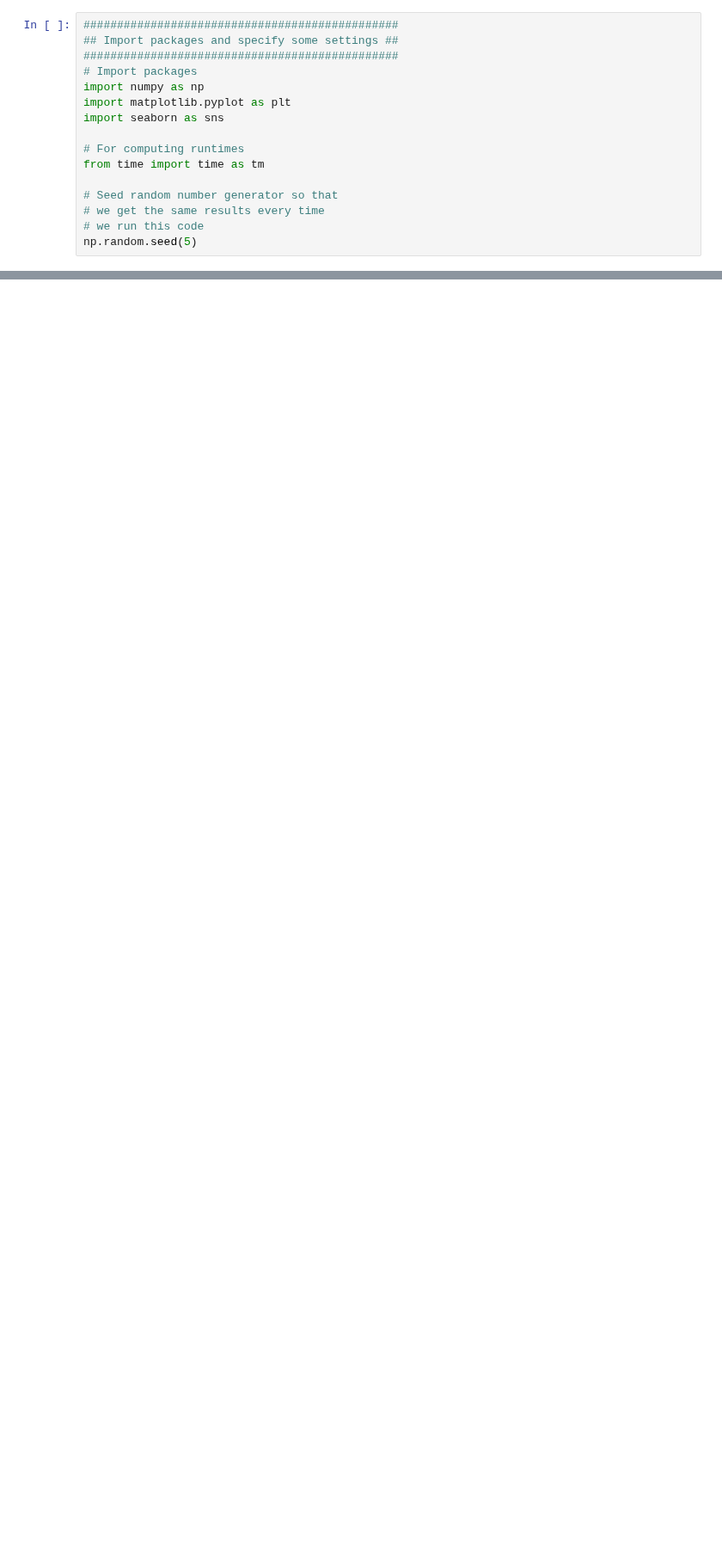
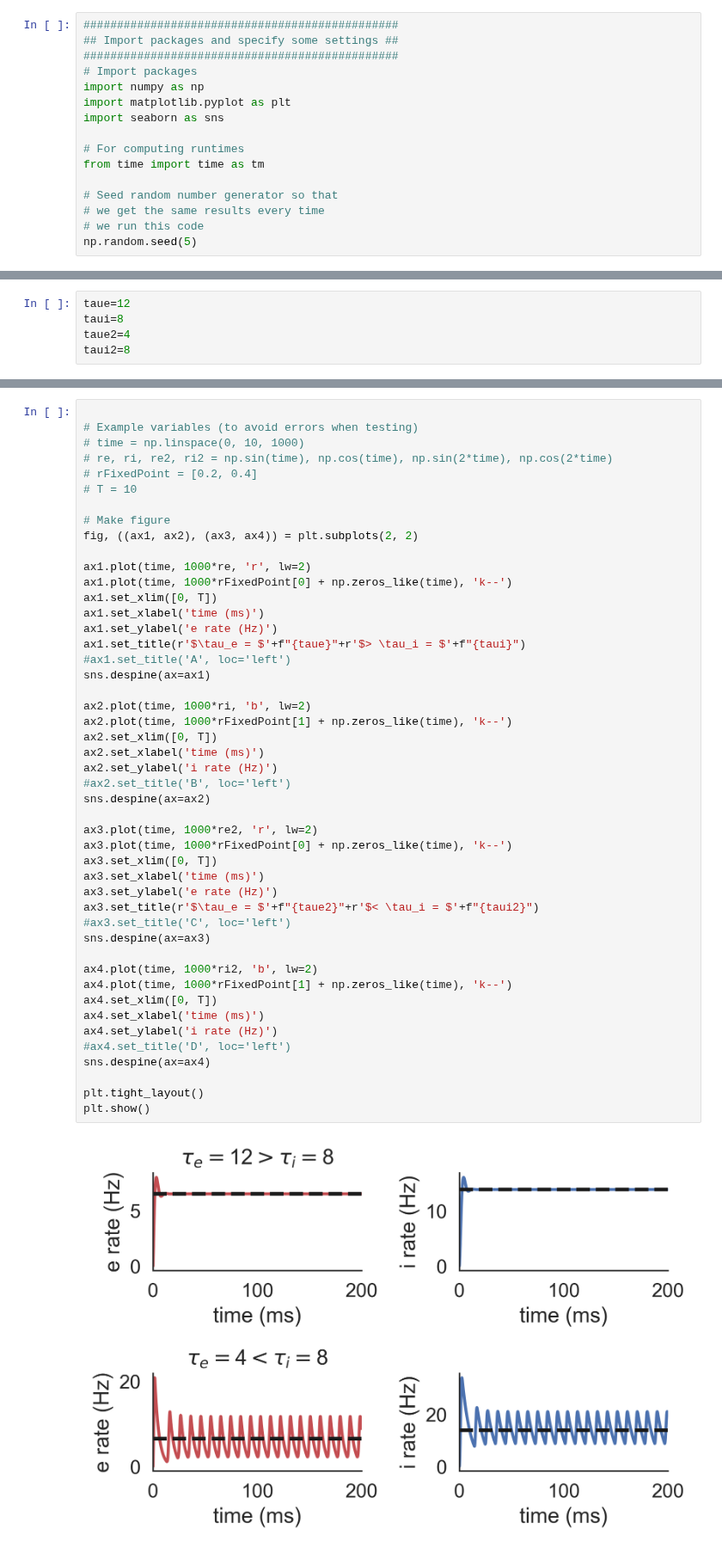
Before and after one commit to vmschroe/monkey-psychophysics, a Jupyter notebook: Rough_Drafts/Learning_Python/CompNeuroHW2.ipynb, the cells around one changed output, grey strips where cells are left out. Shown at 86% size. Cells and saved outputs as stored; diff of their text form; blank space fills up the shorter version.

```diff
--- a/Rough_Drafts/Learning_Python/CompNeuroHW2.ipynb
+++ b/Rough_Drafts/Learning_Python/CompNeuroHW2.ipynb
@@ -158,0 +162,5 @@ Text(0.0, 1.0, 'E')
+# %%
+taue=12
+taui=8
+taue2=4
+taui2=8
@@ -158,0 +292,49 @@ Text(0.0, 1.0, 'E')
+# %%
+
+# Example variables (to avoid errors when testing)
+# time = np.linspace(0, 10, 1000)
+# re, ri, re2, ri2 = np.sin(time), np.cos(time), np.sin(2*time), np.cos(2*time)
+# rFixedPoint = [0.2, 0.4]
+# T = 10
+
+# Make figure
+fig, ((ax1, ax2), (ax3, ax4)) = plt.subplots(2, 2)
+
+ax1.plot(time, 1000*re, 'r', lw=2)
+ax1.plot(time, 1000*rFixedPoint[0] + np.zeros_like(time), 'k--')
+ax1.set_xlim([0, T])
+ax1.set_xlabel('time (ms)')
+ax1.set_ylabel('e rate (Hz)')
+ax1.set_title(r'$\tau_e = $'+f"{taue}"+r'$> \tau_i = $'+f"{taui}")
+#ax1.set_title('A', loc='left')
+sns.despine(ax=ax1)
+
+ax2.plot(time, 1000*ri, 'b', lw=2)
+ax2.plot(time, 1000*rFixedPoint[1] + np.zeros_like(time), 'k--')
+ax2.set_xlim([0, T])
+ax2.set_xlabel('time (ms)')
+ax2.set_ylabel('i rate (Hz)')
+#ax2.set_title('B', loc='left')
+sns.despine(ax=ax2)
+
+ax3.plot(time, 1000*re2, 'r', lw=2)
+ax3.plot(time, 1000*rFixedPoint[0] + np.zeros_like(time), 'k--')
+ax3.set_xlim([0, T])
+ax3.set_xlabel('time (ms)')
+ax3.set_ylabel('e rate (Hz)')
+ax3.set_title(r'$\tau_e = $'+f"{taue2}"+r'$< \tau_i = $'+f"{taui2}")
+#ax3.set_title('C', loc='left')
+sns.despine(ax=ax3)
+
+ax4.plot(time, 1000*ri2, 'b', lw=2)
+ax4.plot(time, 1000*rFixedPoint[1] + np.zeros_like(time), 'k--')
+ax4.set_xlim([0, T])
+ax4.set_xlabel('time (ms)')
+ax4.set_ylabel('i rate (Hz)')
+#ax4.set_title('D', loc='left')
+sns.despine(ax=ax4)
+
+plt.tight_layout()
+plt.show()
+# %% [output]
+[figure, added]
```
Also changed, not shown: parts of 14 cells of this notebook, 3 other files.
